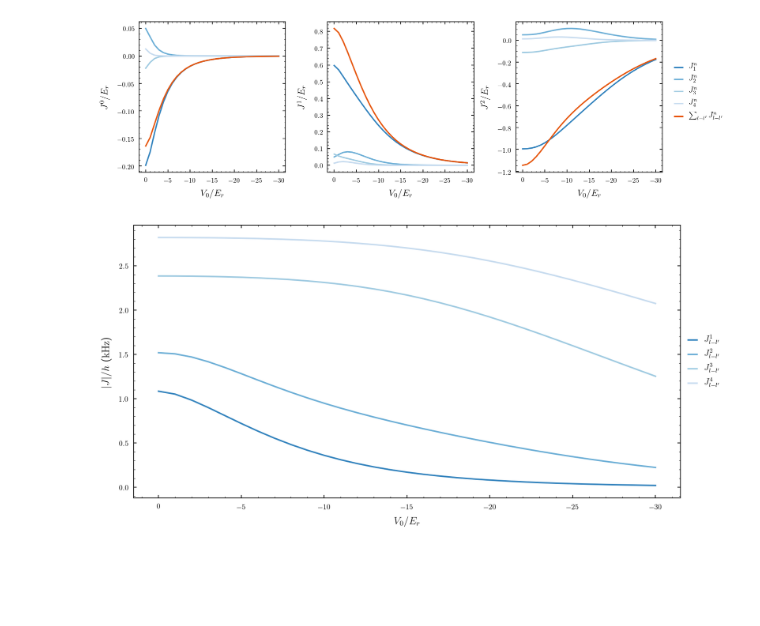
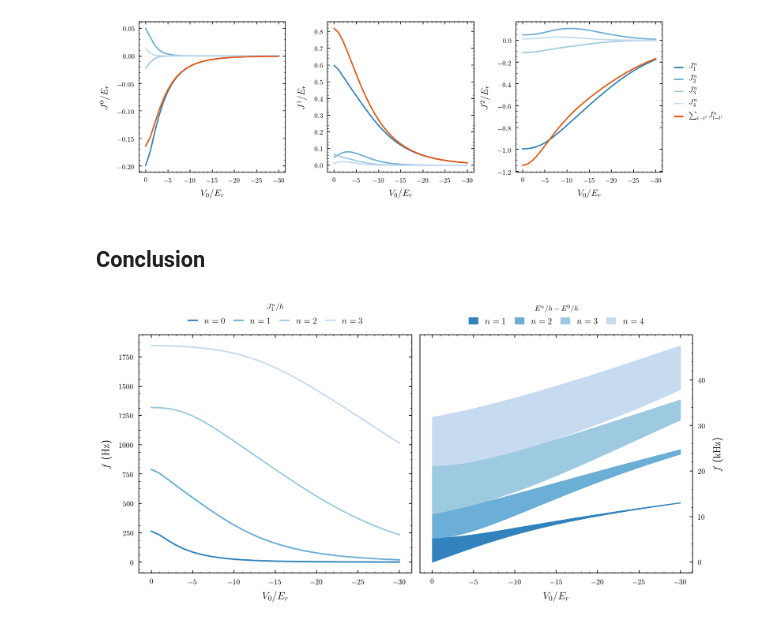
Before and after one commit to bodokaiser/bachelor-thesis, a Jupyter notebook: notebook/evaluation/lattice-scales.ipynb, the cells around one changed output. Cells and saved outputs as stored; diff of their text form; code cells hidden in the pictures; blank space fills up the shorter version.

Commit message:
finished lattice scale plots

```diff
--- a/notebook/evaluation/lattice-scales.ipynb
+++ b/notebook/evaluation/lattice-scales.ipynb
@@ -148,7 +148,7 @@ for i in range(4):
     plt.fill_between(V0, y1, y2, label=f'Matrix ($n={i+1}$)', color=cmap.colors[i])
 
 for i in range(4):
-    plt.plot(V0, E_har[:,i], label=f'Harmonic ($n={i+1}$)', color=cmap.colors[4+i])
+    plt.plot(V0, E_har[:,i], label=f'Harmonic ($n={i+1}$)', color=cmap.colors[i+4])
 
 ax = plt.gca()
 ax.set_xlim(ax.get_xlim()[::-1])
@@ -157,7 +157,7 @@ plt.xlabel('$V_0/E_r$')
 plt.ylabel('$E/E_r$')
 plt.legend(loc='center left', bbox_to_anchor=(1, 0.5))
 plt.tight_layout()
-plt.savefig(os.path.join(figdir, 'energy-recoil.pdf'))
+plt.savefig(os.path.join(figdir, 'energy.pdf'))
 plt.show()
 # %% [output]
 [figure]
@@ -291,20 +264,35 @@ plt.savefig(os.path.join(figdir, 'hopping-recoil.pdf'))
 plt.show()
 # %% [output]
 [figure]
-# %%
-plt.figure(figsize=(12, 6))
-
-for i in range(1, 5):
-    plt.plot(V0, np.abs(J[:,i]) * Er / h / 1e3, label='$J^'+str(i)+'_{l-l^\prime}$', color=cmap.colors[i-1])
-
-ax = plt.gca()
-ax.set_xlim(ax.get_xlim()[::-1])
-
-plt.xlabel('$V_0/E_r$')
-plt.ylabel(r'$\vert J\vert/h$ (\si{\kilo\hertz})')
-plt.legend(loc='center left', bbox_to_anchor=(1, 0.5))
-plt.tight_layout()
-plt.savefig(os.path.join(figdir, 'hopping-frequency.pdf'))
-plt.show()
-# %% [output]
-[figure, removed]
+# %% [markdown]
+## Conclusion
+# %%
+fig, axes = plt.subplots(ncols=2, figsize=(12,6))
+
+for i in range(4):
+    axes[0].plot(V0, np.abs(J_1[:,i]) * Er / h, label=f'$n={i}$', color=cmap.colors[i])
+
+axes[0].legend(title='$J^n_1/h$', loc='top center', ncol=4, bbox_to_anchor=(.85, 1.16))
+axes[0].set_xlabel('$V_0/E_r$')
+axes[0].set_ylabel('$f$ (\si{\hertz})')
+axes[0].set_xlim(axes[0].get_xlim()[::-1])
+
+
+for i in range(1, 5):
+    y1 = (E[:,i]-E[:,0]).min(axis=1) * Er / h
+    y2 = (E[:,i]-E[:,0]).max(axis=1) * Er / h
+
+    axes[1].fill_between(V0, y1 / 1e3, y2 / 1e3, label=f'$n={i}$', color=cmap.colors[i-1])
+
+axes[1].legend(title='$E^n/h-E^0/h$', loc='top center', ncol=4, bbox_to_anchor=(.85, 1.16))
+axes[1].set_xlabel('$V_0/E_r$')
+axes[1].set_ylabel('$f$ (\si{\kilo\hertz})')
+axes[1].yaxis.tick_right()
+axes[1].yaxis.set_label_position("right")
+axes[1].set_xlim(axes[1].get_xlim()[::-1])
+
+plt.tight_layout()
+plt.savefig(os.path.join(figdir, 'frequency.pdf'))
+plt.show()
+# %% [output]
+[figure, added]
```
Also changed, not shown: parts of 5 cells of this notebook, 11 other files.
